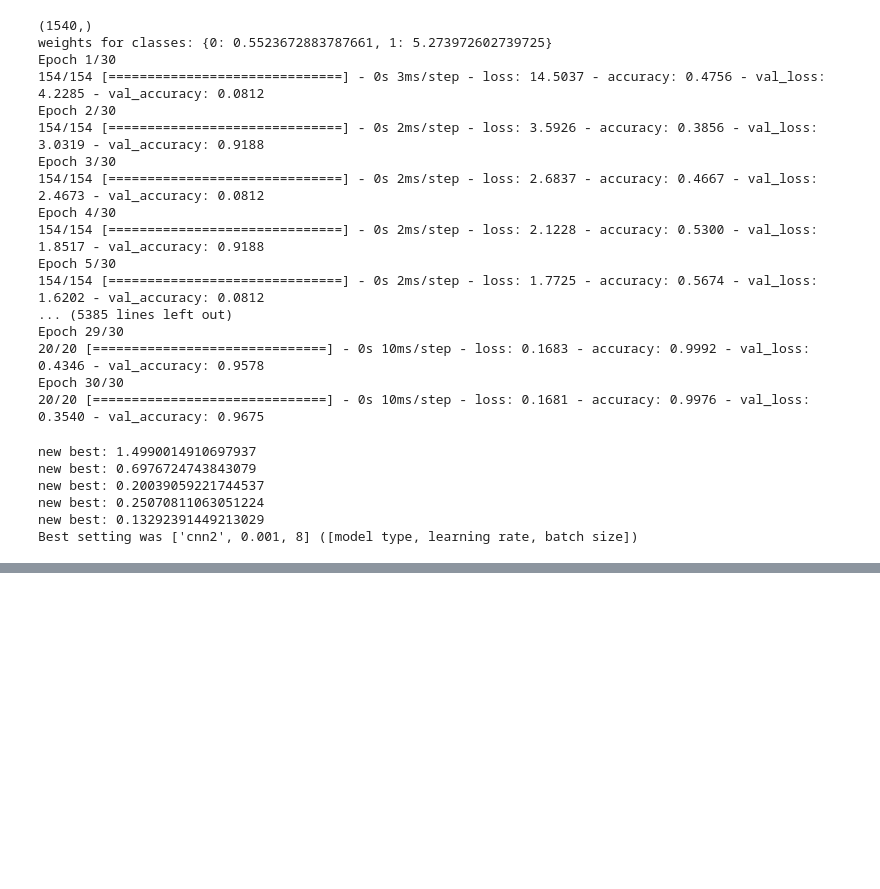
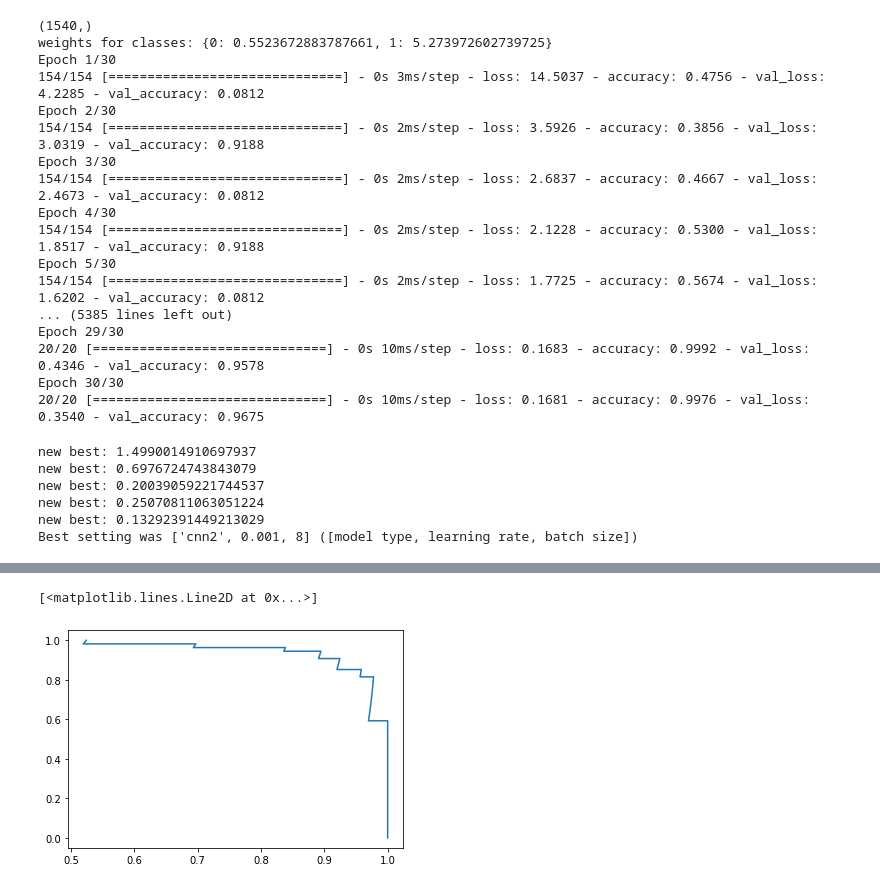
Before and after one commit to adrianomartinelli/machine-learning-for-health-care-project4, a Jupyter notebook: elegans_sandbox.ipynb, the cells around one changed output, grey strips where cells are left out. Drawn from its saved outputs; the diff is of its cells as text; code cells hidden in the pictures; blank space fills up the shorter version.

```diff
--- a/elegans_sandbox.ipynb
+++ b/elegans_sandbox.ipynb
@@ -128,0 +155,8 @@ np.save('elegans_test_nn.npy', best_pred_test)
+# %%
+plt.plot(precision, recall)
+plt.titel("Precision Recall Curve")
+plt.xlabel("precision")
+plt.ylabel("")
+# %% [output]
+[<matplotlib.lines.Line2D at 0x...>]
+[figure, added]
```
Also changed, not shown: parts of 6 cells of this notebook, 1 other file.
